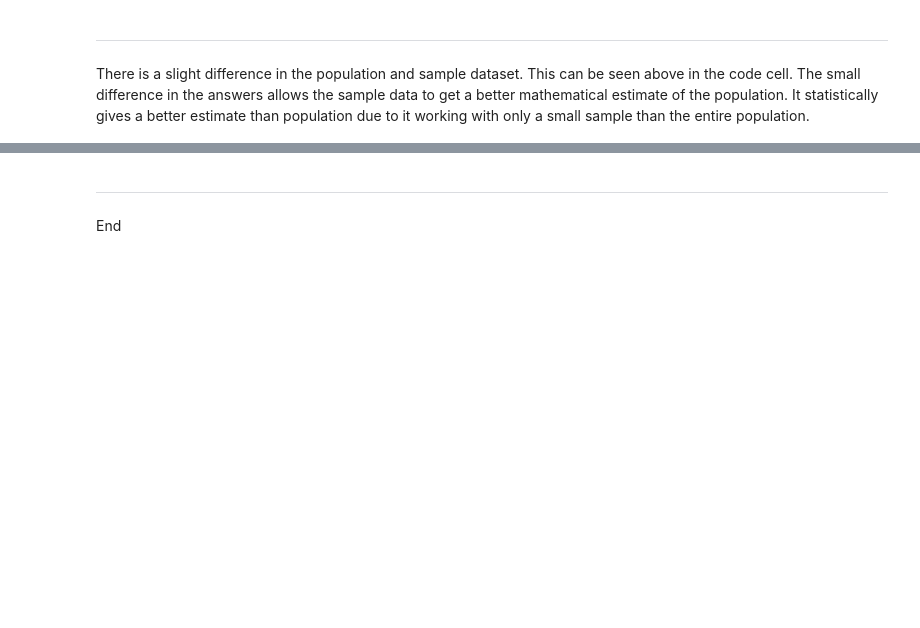
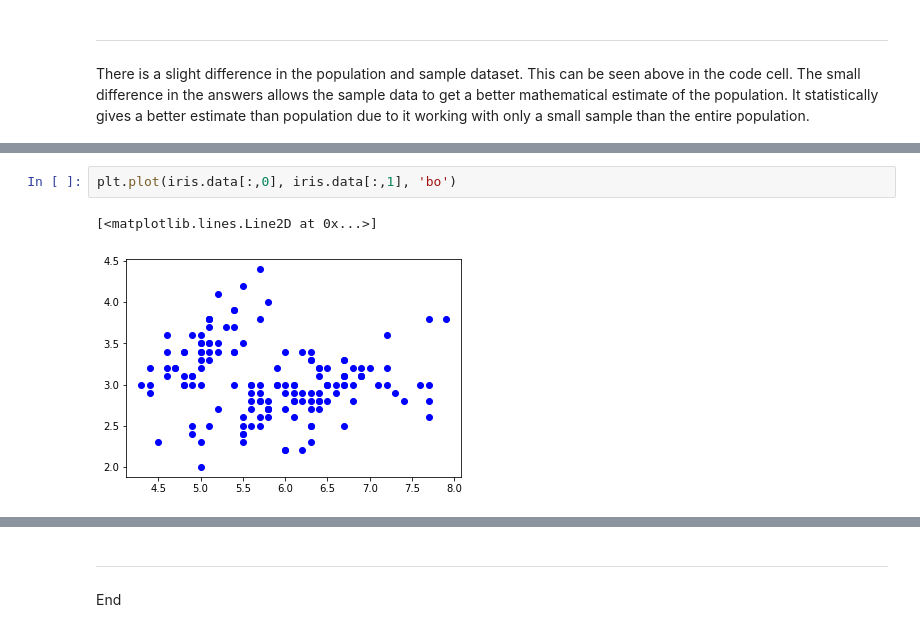
Before and after one commit to sagheerahmadGmit/EmergingTechTasks, a Jupyter notebook: AssessmentTasks.ipynb, the cells around one changed output, grey strips where cells are left out. Drawn from its saved outputs; the diff is of its cells as text; blank space fills up the shorter version.

```diff
--- a/AssessmentTasks.ipynb
+++ b/AssessmentTasks.ipynb
@@ -211,0 +279,5 @@ import pandas as pd
+# %%
+plt.plot(iris.data[:,0], iris.data[:,1], 'bo')
+# %% [output]
+[<matplotlib.lines.Line2D at 0x...>]
+[figure, added]
```
Also changed, not shown: parts of 9 cells of this notebook.
